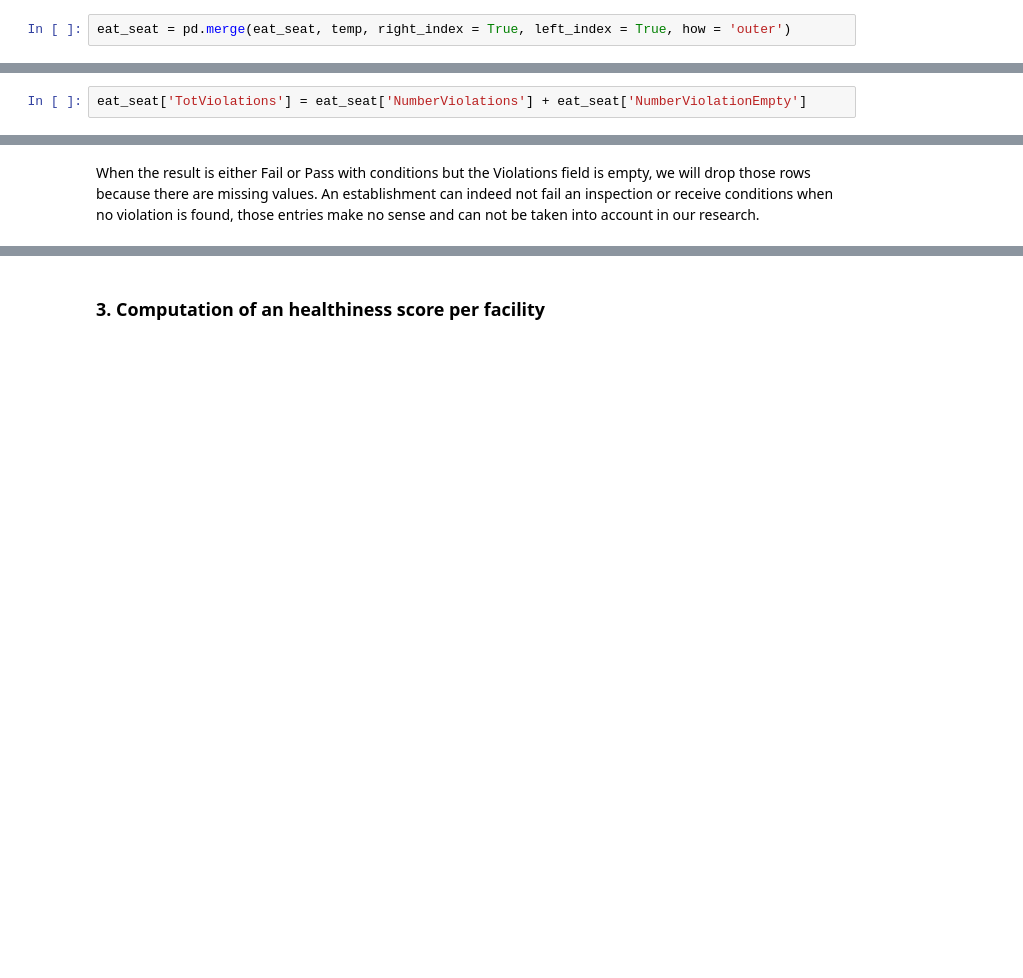
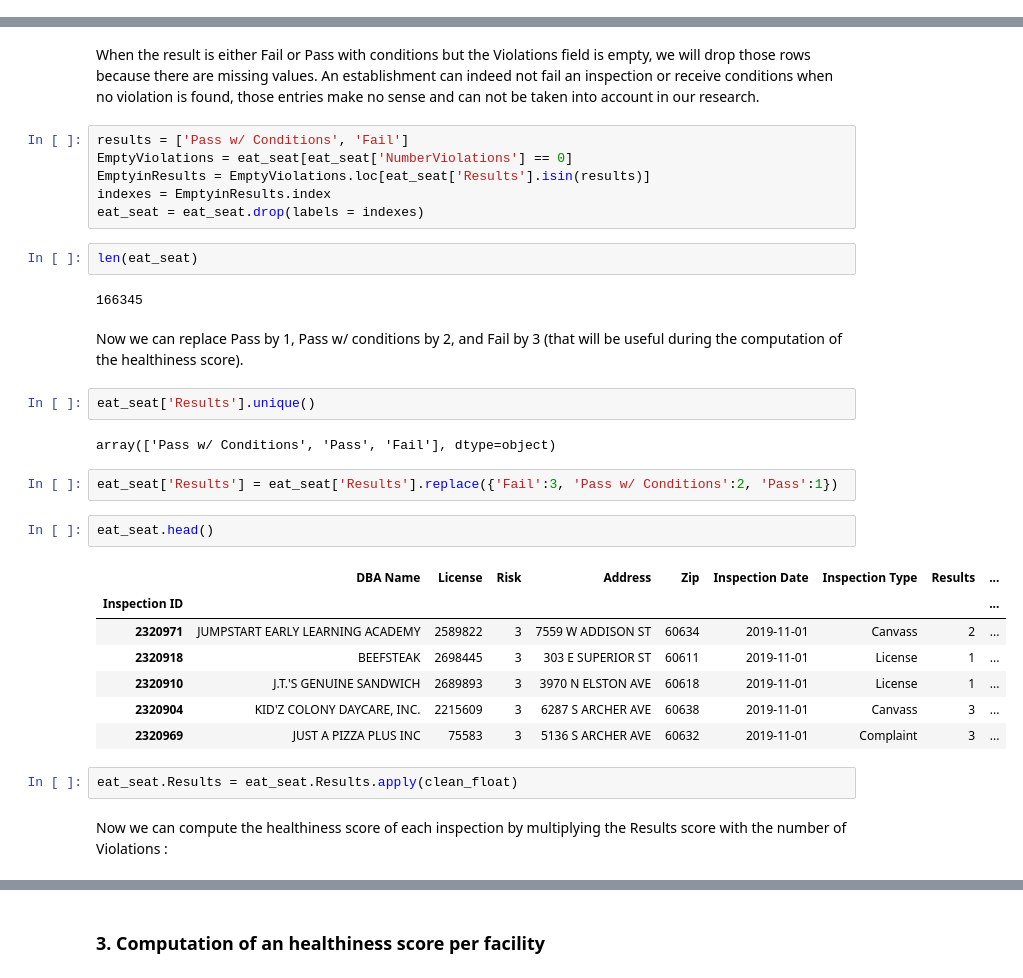
Before and after one commit to clairebilat/ada-2019-project-lost-and-found, a Jupyter notebook: Milestone-2.ipynb, the cells around one changed output, grey strips where cells are left out. Cells and saved outputs as stored; diff of their text form; blank space fills up the shorter version.

```diff
--- a/Milestone-2.ipynb
+++ b/Milestone-2.ipynb
@@ -542,2 +508,0 @@ len(temp)
-# %%
-eat_seat = pd.merge(eat_seat, temp, right_index = True, left_index = True, how = 'outer')
@@ -561,2 +508,0 @@ eat_seat.head(100)
-# %%
-eat_seat['TotViolations'] = eat_seat['NumberViolations'] + eat_seat['NumberViolationEmpty']
@@ -567,2 +509,34 @@ eat_seat[eat_seat.index.isin(temp.index)]['NumberViolations']
 # %% [markdown]
 When the result is either Fail or Pass with conditions but the Violations field is empty, we will drop those rows because there are missing values. An establishment can indeed not fail an inspection or receive conditions when no violation is found, those entries make no sense and can not be taken into account in our research.
+# %%
+results = ['Pass w/ Conditions', 'Fail']
+EmptyViolations = eat_seat[eat_seat['NumberViolations'] == 0]
+EmptyinResults = EmptyViolations.loc[eat_seat['Results'].isin(results)]
+indexes = EmptyinResults.index
+eat_seat = eat_seat.drop(labels = indexes)
+# %%
+len(eat_seat)
+# %% [output]
+166345
+# %% [markdown]
+Now we can replace Pass by 1, Pass w/ conditions by 2, and Fail by 3 (that will be useful during the computation of the healthiness score).
+# %%
+eat_seat['Results'].unique()
+# %% [output]
+array(['Pass w/ Conditions', 'Pass', 'Fail'], dtype=object)
+# %%
+eat_seat['Results'] = eat_seat['Results'].replace({'Fail':3, 'Pass w/ Conditions':2, 'Pass':1})
+# %%
+eat_seat.head()
+# %% [output]
+|  | DBA Name | License | Risk | Address | Zip | Inspection Date | Inspection Type | Results | ... |
+| Inspection ID |  |  |  |  |  |  |  |  | ... |
+| 2320971 | JUMPSTART EARLY LEARNING ACADEMY | 2589822 | 3 | 7559 W ADDISON ST | 60634 | 2019-11-01 | Canvass | 2 | ... |
+| 2320918 | BEEFSTEAK | 2698445 | 3 | 303 E SUPERIOR ST | 60611 | 2019-11-01 | License | 1 | ... |
+| 2320910 | J.T.'S GENUINE SANDWICH | 2689893 | 3 | 3970 N ELSTON AVE | 60618 | 2019-11-01 | License | 1 | ... |
+| 2320904 | KID'Z COLONY DAYCARE, INC. | 2215609 | 3 | 6287 S ARCHER AVE | 60638 | 2019-11-01 | Canvass | 3 | ... |
+| 2320969 | JUST A PIZZA PLUS INC | 75583 | 3 | 5136 S ARCHER AVE | 60632 | 2019-11-01 | Complaint | 3 | ... |
+# %%
+eat_seat.Results = eat_seat.Results.apply(clean_float)
+# %% [markdown]
+Now we can compute the healthiness score of each inspection by multiplying the Results score with the number of Violations :
```
Also changed, not shown: parts of 31 cells of this notebook.
